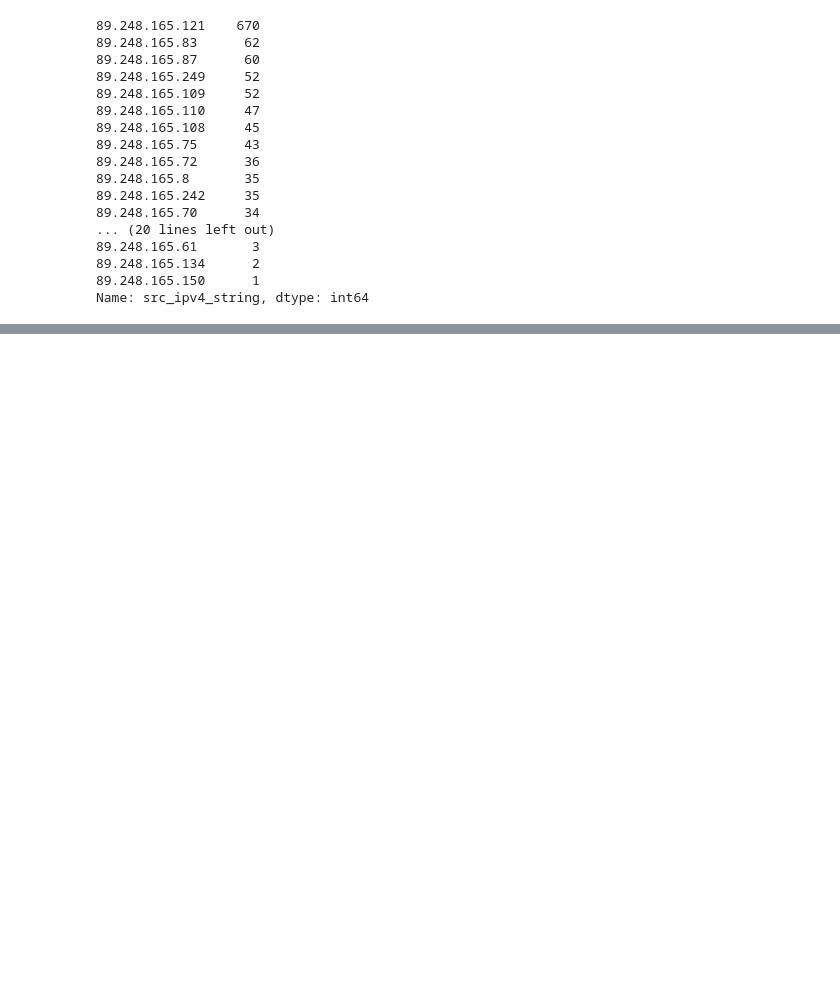
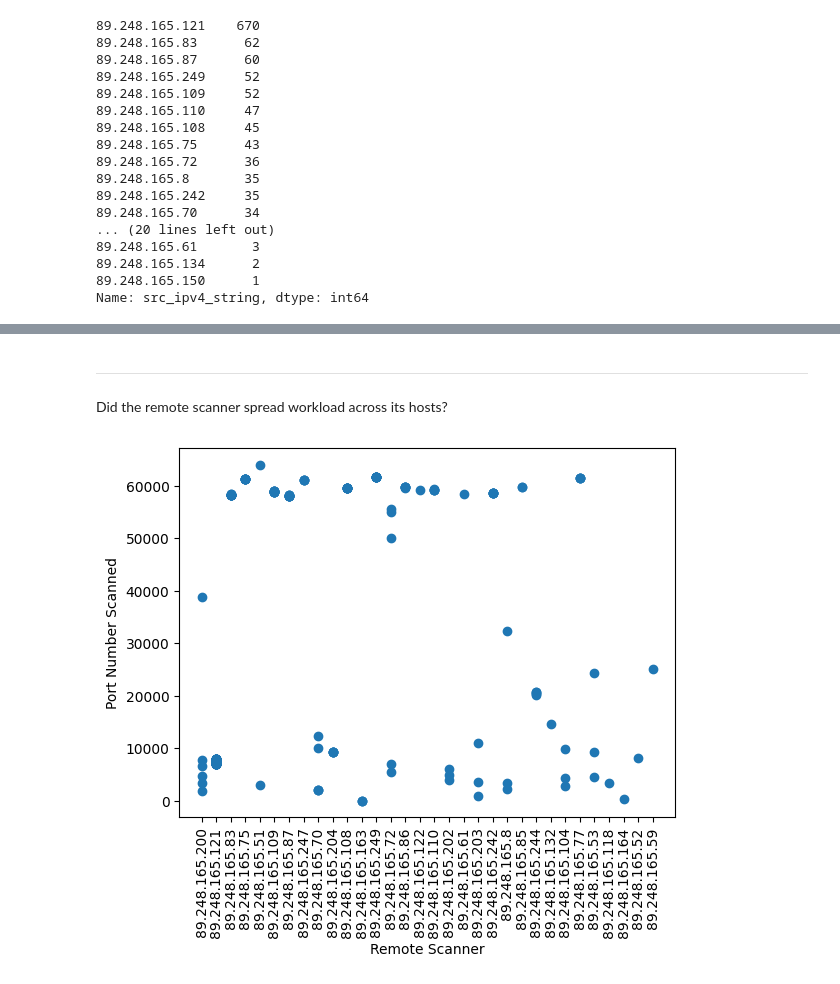
Before and after one commit to aydevmo/my-network-sample, a Jupyter notebook: python/log_processing_01/step51_data_analysis.ipynb, the cells around one changed output, grey strips where cells are left out. Cells and saved outputs as stored; diff of their text form; code cells hidden in the pictures; blank space fills up the shorter version.

```diff
--- a/python/log_processing_01/step51_data_analysis.ipynb
+++ b/python/log_processing_01/step51_data_analysis.ipynb
@@ -316,0 +332,4 @@ Name: src_ipv4_string, dtype: int64
+# %%
+df_filtered = df_probes[ (df_probes['dest_ipv4_string']=='192.168.24.13') & (df_probes['src_subnet_24']=='89.248.165.0') ]
+
+df_filtered
@@ -316,0 +350,13 @@ Name: src_ipv4_string, dtype: int64
+# %% [markdown]
+---
+Did the remote scanner spread workload across its hosts?
+# %%
+x = df_filtered['src_ipv4_string']
+y = df_filtered['destination_port']
+plt.scatter(x, y, alpha=1)
+plt.xticks(rotation=90)
+plt.ylabel("Port Number Scanned")
+plt.xlabel("Remote Scanner")
+plt.show()
+# %% [output]
+[figure, added]
```
Also changed, not shown: parts of 4 cells of this notebook.
